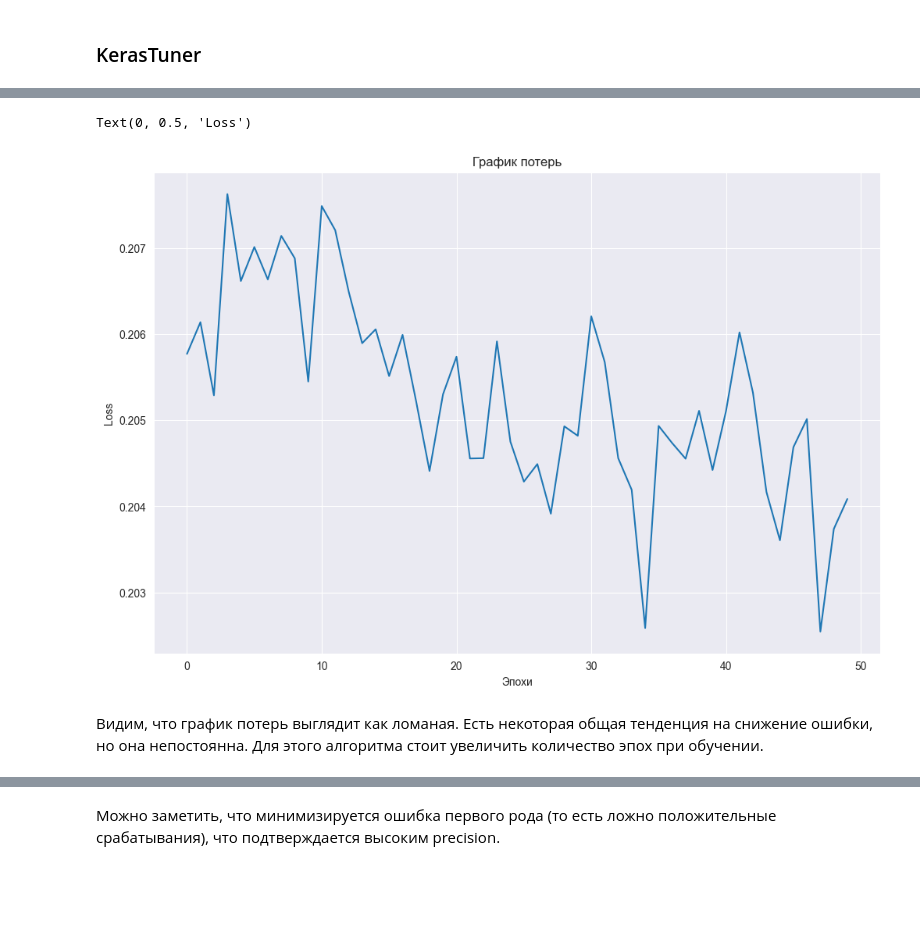
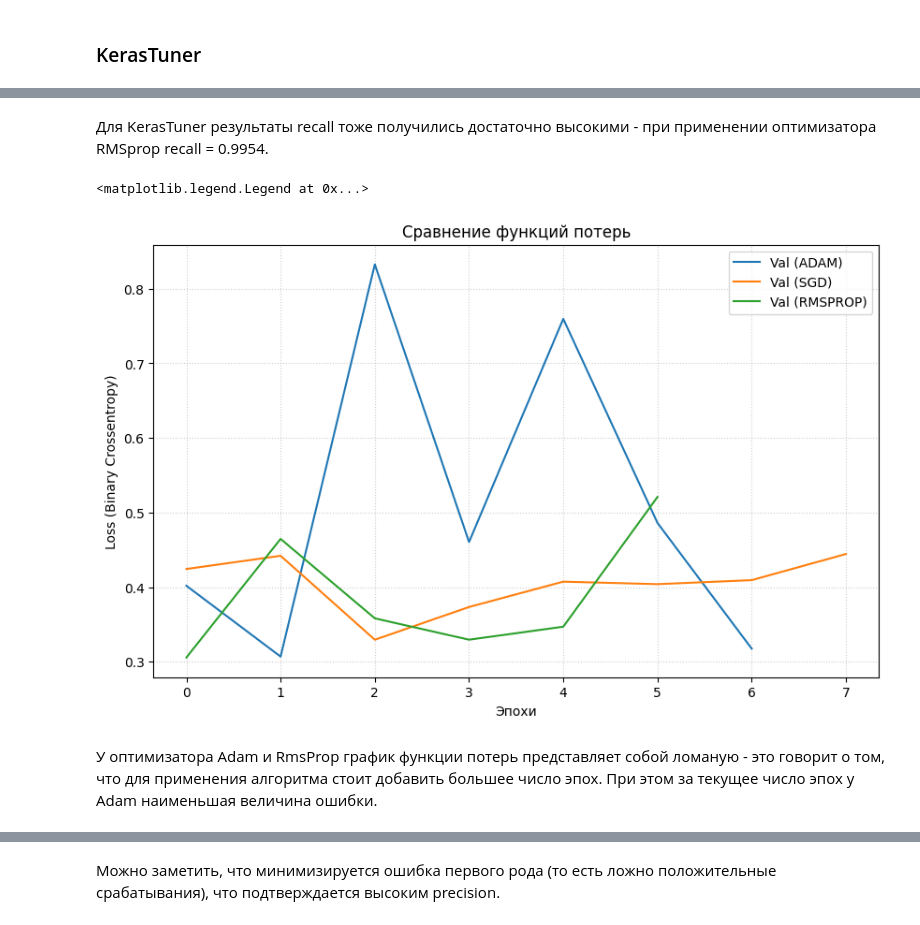
Before and after one commit to stwz13/ml, a Jupyter notebook: lab7_classification.ipynb, the cells around one changed output, grey strips where cells are left out. Cells and saved outputs as stored; diff of their text form; code cells hidden in the pictures; blank space fills up the shorter version.

```diff
--- a/lab7_classification.ipynb
+++ b/lab7_classification.ipynb
@@ -134,5 +200,0 @@ print(f"Лучшие параметры: {study.best_params}")
-# %%
-model = MLPClassifier(**study.best_params, random_state=15)
-model.fit(X_train, y_train)
-input_into_table("MLPClassifier", "Optuna", model, X_train, y_train, X_test, y_test)
-table
@@ -144,4 +221,5 @@ table
 # %%
+model = best_models_classifier_optuna['adam']
 n_layers = len(model.coefs_)
 
 print(f"Количество скрытых слоев: {model.n_layers_ - 2}")
@@ -607,3 +686,4 @@ Epoch 25/25
 # %%
+model = best_models_keras_optuna['rmsprop']
 model.summary()
 # %% [output]
@@ -643,7 +720,17 @@ input_into_table_keras("FCNN (Keras)", "Optuna", model, X_train, y_train, X_test
 # %%
-plt.figure(figsize=(12, 8))
-plt.plot(history.history['loss'])
-plt.title("График потерь")
-plt.xlabel("Эпохи")
-plt.ylabel("Loss")
+import matplotlib.pyplot as plt
+
+plt.figure(figsize=(10, 6))
+
+for solver_name, history_obj in keras_optuna_history.items():
+
+    metrics = history_obj.history
+
+    plt.plot(metrics['val_loss'], label=f'Val ({solver_name.upper()})', lw=1.5)
+
+plt.title('Сравнение функций потерь')
+plt.xlabel('Эпохи')
+plt.ylabel('Loss (Binary Crossentropy)')
+plt.grid(True, linestyle=':', alpha=0.6)
+plt.legend()
 # %% [output]
@@ -768,12 +869,22 @@ Epoch 50/50
+# %% [markdown]
+Для KerasTuner результаты recall тоже получились достаточно высокими - при применении оптимизатора RMSprop recall = 0.9954.
 # %%
-plt.figure(figsize=(12, 8))
-plt.plot(history.history['loss'])
-plt.title("График потерь")
-plt.xlabel("Эпохи")
-plt.ylabel("Loss")
+plt.figure(figsize=(10, 6))
+
+for solver_name, history_obj in keras_tuner_history.items():
+
+    metrics = history_obj.history
+
+    plt.plot(metrics['val_loss'], label=f'Val ({solver_name.upper()})', lw=1.5)
+
+plt.title('Сравнение функций потерь')
+plt.xlabel('Эпохи')
+plt.ylabel('Loss (Binary Crossentropy)')
+plt.grid(True, linestyle=':', alpha=0.6)
+plt.legend()
 # %% [output]
-Text(0, 0.5, 'Loss')
+<matplotlib.legend.Legend at 0x...>
-[figure, old version]
+[figure, new version]
 # %% [markdown]
-Видим, что график потерь выглядит как ломаная. Есть некоторая общая тенденция на снижение ошибки, но она непостоянна. Для этого алгоритма стоит увеличить количество эпох при обучении.
+У оптимизатора Adam и RmsProp график функции потерь представляет собой ломаную - это говорит о том, что для применения алгоритма стоит добавить большее число эпох. При этом за текущее число эпох у Adam наименьшая величина ошибки.
 # %%
```
Also changed, not shown: parts of 80 cells of this notebook, 1 other file.
